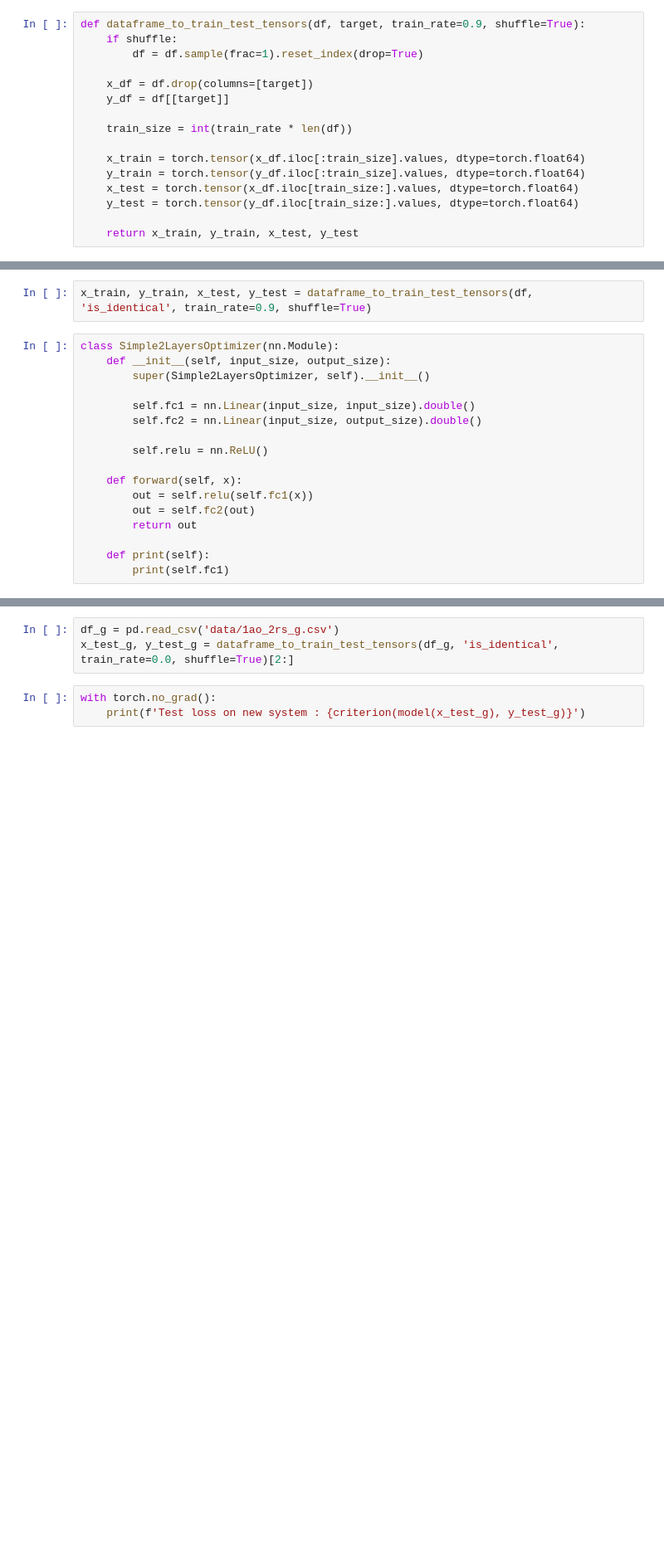
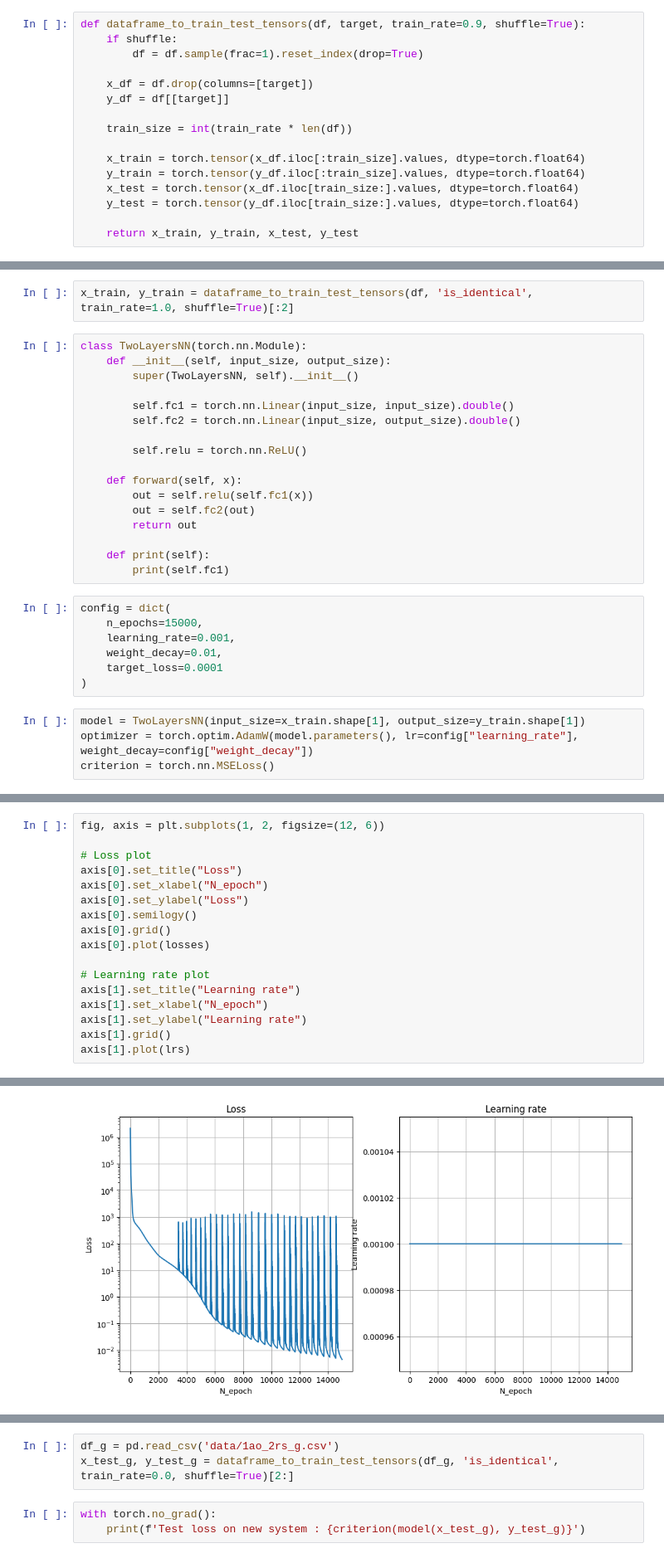
Before and after one commit to arsen-osipyan/air_objects_identification, a Jupyter notebook: nn.ipynb, the cells around one changed output, grey strips where cells are left out. Shown at 83% size. Cells and saved outputs as stored; diff of their text form; blank space fills up the shorter version.

```diff
--- a/nn.ipynb
+++ b/nn.ipynb
@@ -39,14 +29,14 @@ df = pd.read_csv('data/1ao_2rs_f.csv')
 # %%
-x_train, y_train, x_test, y_test = dataframe_to_train_test_tensors(df, 'is_identical', train_rate=0.9, shuffle=True)
+x_train, y_train = dataframe_to_train_test_tensors(df, 'is_identical', train_rate=1.0, shuffle=True)[:2]
 # %%
-class Simple2LayersOptimizer(nn.Module):
+class TwoLayersNN(torch.nn.Module):
     def __init__(self, input_size, output_size):
-        super(Simple2LayersOptimizer, self).__init__()
+        super(TwoLayersNN, self).__init__()
 
-        self.fc1 = nn.Linear(input_size, input_size).double()
-        self.fc2 = nn.Linear(input_size, output_size).double()
+        self.fc1 = torch.nn.Linear(input_size, input_size).double()
+        self.fc2 = torch.nn.Linear(input_size, output_size).double()
 
-        self.relu = nn.ReLU()
+        self.relu = torch.nn.ReLU()
 
     def forward(self, x):
         out = self.relu(self.fc1(x))
@@ -55,4 +45,15 @@ class Simple2LayersOptimizer(nn.Module):
 
     def print(self):
         print(self.fc1)
+# %%
+config = dict(
+    n_epochs=15000,
+    learning_rate=0.001,
+    weight_decay=0.01,
+    target_loss=0.0001
+)
+# %%
+model = TwoLayersNN(input_size=x_train.shape[1], output_size=y_train.shape[1])
+optimizer = torch.optim.AdamW(model.parameters(), lr=config["learning_rate"], weight_decay=config["weight_decay"])
+criterion = torch.nn.MSELoss()
 # %%
@@ -147,0 +98,18 @@ train(model, optimizer, criterion, scheduler, x_train, y_train, n_epochs=n_epoch
+# %%
+fig, axis = plt.subplots(1, 2, figsize=(12, 6))
+
+# Loss plot
+axis[0].set_title("Loss")
+axis[0].set_xlabel("N_epoch")
+axis[0].set_ylabel("Loss")
+axis[0].semilogy()
+axis[0].grid()
+axis[0].plot(losses)
+
+# Learning rate plot
+axis[1].set_title("Learning rate")
+axis[1].set_xlabel("N_epoch")
+axis[1].set_ylabel("Learning rate")
+axis[1].grid()
+axis[1].plot(lrs)
+# %% [output]
@@ -148,3 +117,4 @@ train(model, optimizer, criterion, scheduler, x_train, y_train, n_epochs=n_epoch
+[figure, added]
 # %%
 with torch.no_grad():
     print(f'Train loss : {criterion(model(x_train), y_train)}')
```
Also changed, not shown: parts of 8 cells of this notebook, 4 other files.
